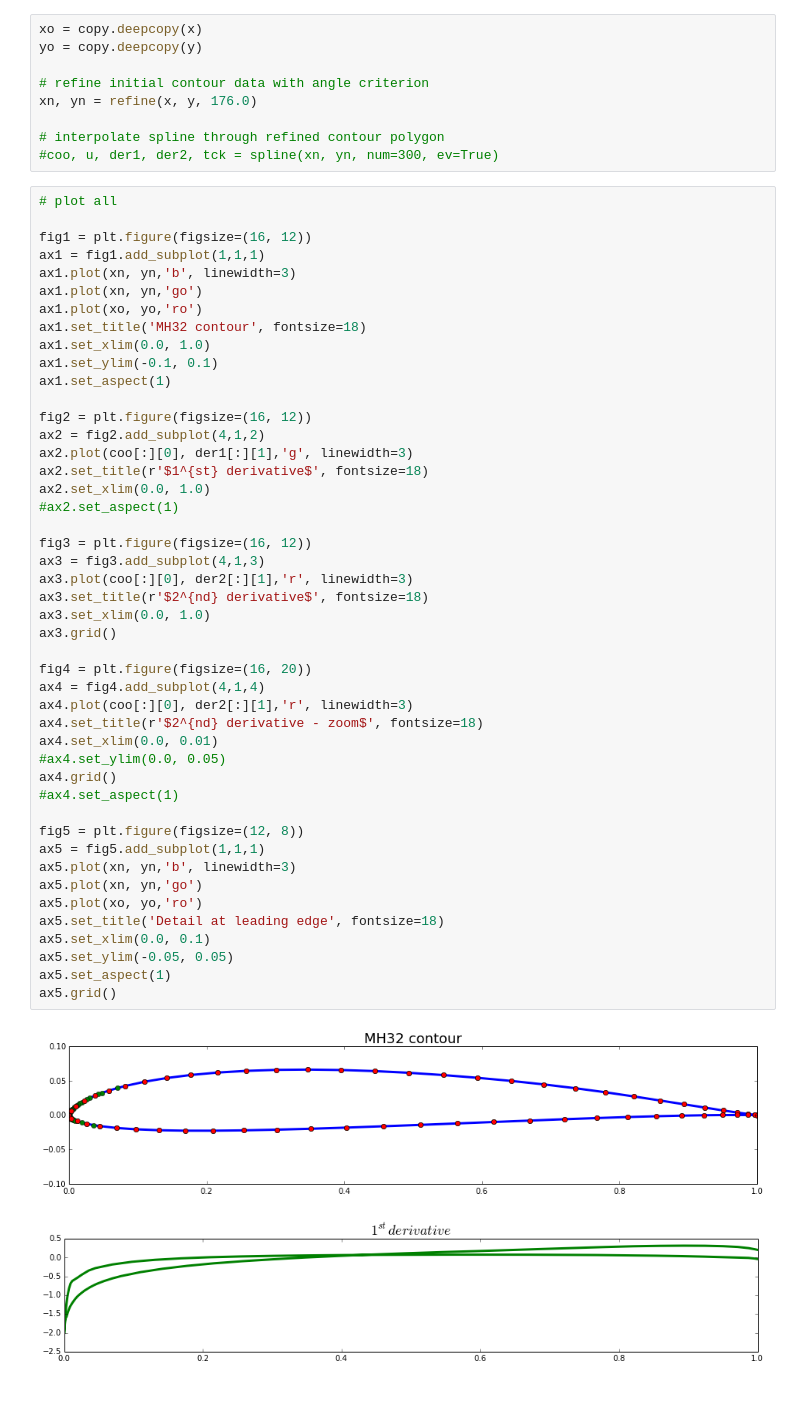
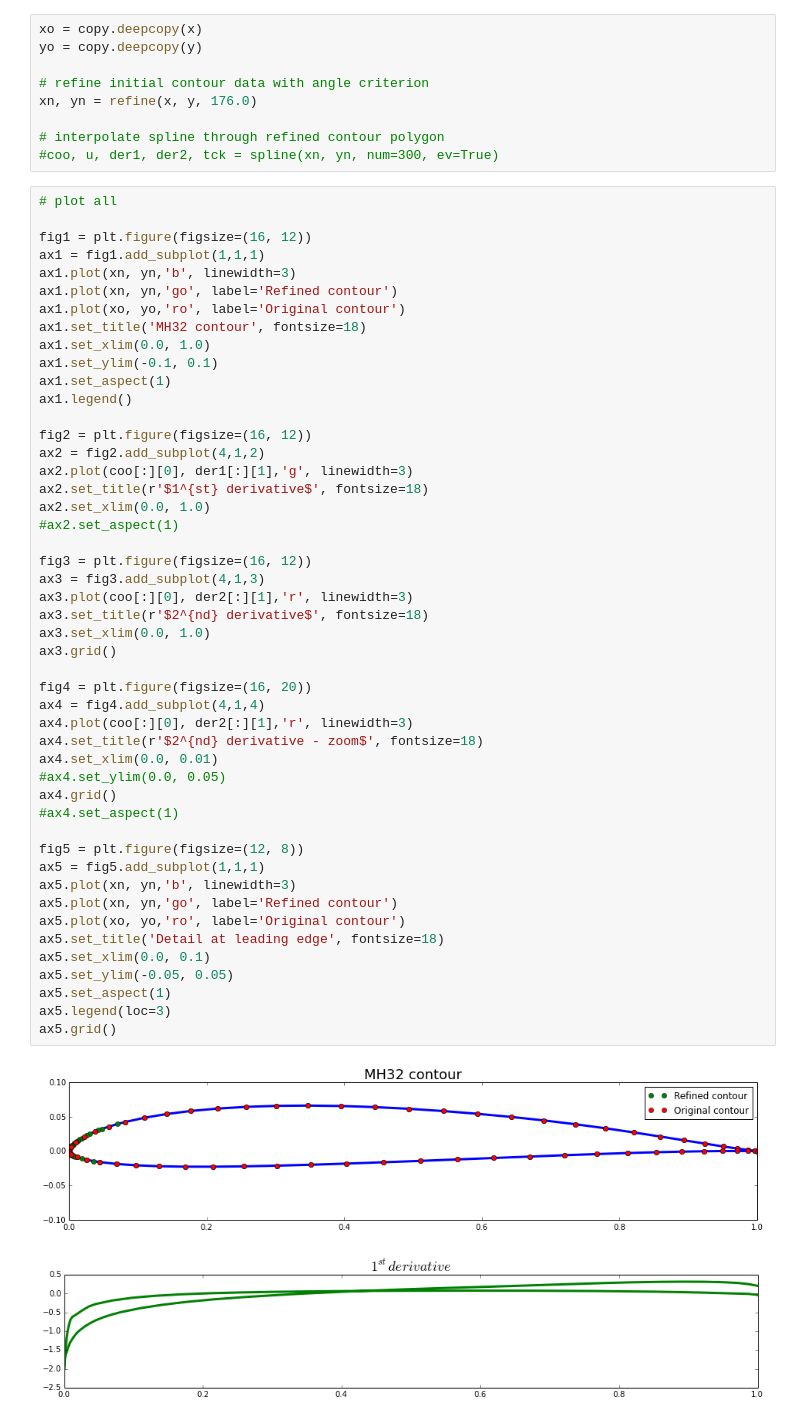
Before and after one commit to chiefenne/Airfoil-Contour-Analysis, a Jupyter notebook: mh32_contour_analysis.ipynb, the cells around one changed output. Drawn from its saved outputs; the diff is of its cells as text.

Commit message:
Update mh32_contour_analysis.ipynb
added legend

```diff
--- a/mh32_contour_analysis.ipynb
+++ b/mh32_contour_analysis.ipynb
@@ -126,48 +125,50 @@ xn, yn = refine(x, y, 176.0)
 fig1 = plt.figure(figsize=(16, 12))
 ax1 = fig1.add_subplot(1,1,1)
 ax1.plot(xn, yn,'b', linewidth=3)
-ax1.plot(xn, yn,'go')
-ax1.plot(xo, yo,'ro')
+ax1.plot(xn, yn,'go', label='Refined contour')
+ax1.plot(xo, yo,'ro', label='Original contour')
 ax1.set_title('MH32 contour', fontsize=18)
 ax1.set_xlim(0.0, 1.0)
 ax1.set_ylim(-0.1, 0.1)
 ax1.set_aspect(1)
+ax1.legend()
 
 fig2 = plt.figure(figsize=(16, 12))
 ax2 = fig2.add_subplot(4,1,2)
 ax2.plot(coo[:][0], der1[:][1],'g', linewidth=3)
 ax2.set_title(r'$1^{st} derivative$', fontsize=18)
 ax2.set_xlim(0.0, 1.0)
 #ax2.set_aspect(1)
 
 fig3 = plt.figure(figsize=(16, 12))
 ax3 = fig3.add_subplot(4,1,3)
 ax3.plot(coo[:][0], der2[:][1],'r', linewidth=3)
 ax3.set_title(r'$2^{nd} derivative$', fontsize=18)
 ax3.set_xlim(0.0, 1.0)
 ax3.grid()
 
 fig4 = plt.figure(figsize=(16, 20))
 ax4 = fig4.add_subplot(4,1,4)
 ax4.plot(coo[:][0], der2[:][1],'r', linewidth=3)
 ax4.set_title(r'$2^{nd} derivative - zoom$', fontsize=18)
 ax4.set_xlim(0.0, 0.01)
 #ax4.set_ylim(0.0, 0.05)
 ax4.grid()
 #ax4.set_aspect(1)
 
 fig5 = plt.figure(figsize=(12, 8))
 ax5 = fig5.add_subplot(1,1,1)
 ax5.plot(xn, yn,'b', linewidth=3)
-ax5.plot(xn, yn,'go')
-ax5.plot(xo, yo,'ro')
+ax5.plot(xn, yn,'go', label='Refined contour')
+ax5.plot(xo, yo,'ro', label='Original contour')
 ax5.set_title('Detail at leading edge', fontsize=18)
 ax5.set_xlim(0.0, 0.1)
 ax5.set_ylim(-0.05, 0.05)
 ax5.set_aspect(1)
+ax5.legend(loc=3)
 ax5.grid()
 # %% [output]
-[figure, old version]
+[figure, new version]
 [figure]
 [figure]
 [figure]
```
Also changed, not shown: parts of 2 cells of this notebook.
